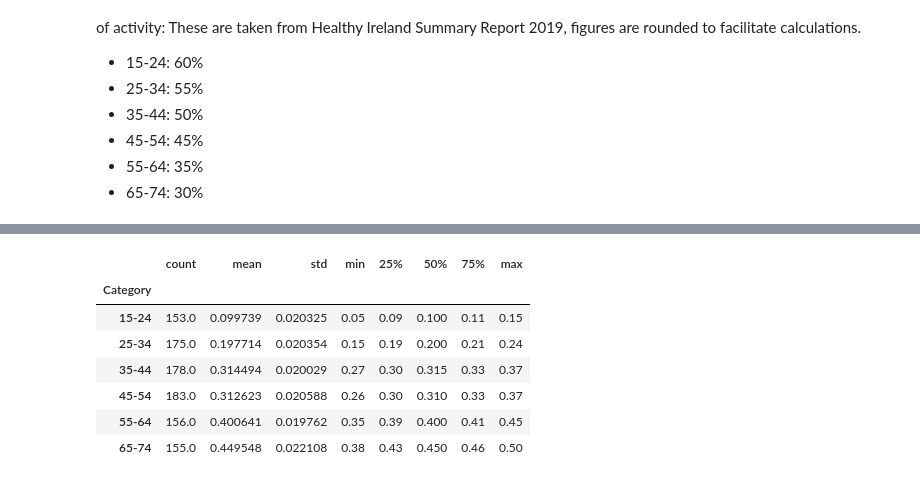
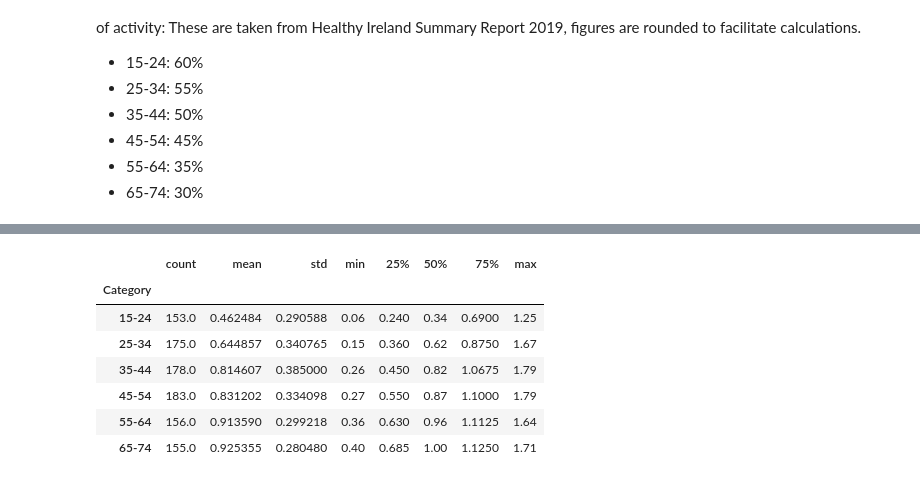
Before and after one commit to donneger/PFDA_Project_2021, a Jupyter notebook: PFDA_Project_2021.ipynb, the cells around one changed output, grey strips where cells are left out. Drawn from its saved outputs; the diff is of its cells as text; code cells hidden in the pictures.

```diff
--- a/PFDA_Project_2021.ipynb
+++ b/PFDA_Project_2021.ipynb
@@ -343,12 +347,12 @@ popdf
 1000 rows × 5 columns
 # %%
 def normwt(popdf):
-    if popdf['Age']>=15 and popdf['Age']<=24:return round(np.random.binomial(1,0.65)*np.random.normal(.125, .025),2)
-    elif popdf['Age']>24 and popdf['Age']<=34:return round(np.random.binomial(1,0.4)*np.random.normal(.125, .025),2)
+    if popdf['Age']>=15 and popdf['Age']<=24:return round(np.random.binomial(1,0.65)*np.random.normal(.15, .025),2)
+    elif popdf['Age']>24 and popdf['Age']<=34:return round(np.random.binomial(1,0.4)*np.random.normal(.15, .025),2)
     elif popdf['Age']>34 and popdf['Age']<=44:return round(np.random.binomial(1,0.4)*np.random.normal(.125, .025),2)
     elif popdf['Age']>44 and popdf['Age']<=54:return round(np.random.binomial(1,0.3)*np.random.normal(.125, .025),2)
-    elif popdf['Age']>54 and popdf['Age']<=64:return round(np.random.binomial(1,0.25)*np.random.normal(.125, .025),2)
-    elif popdf['Age']>64:return round(np.random.binomial(1,0.25)*np.random.normal(.125, .025),2)
+    elif popdf['Age']>54 and popdf['Age']<=64:return round(np.random.binomial(1,0.25)*np.random.normal(.15, .025),2)
+    elif popdf['Age']>64:return round(np.random.binomial(1,0.25)*np.random.normal(.10, .025),2)
     else: return 0
 popdf['NormWeight']= popdf.apply(normwt, axis=1)
 popdf
@@ -368,13 +372,13 @@ popdf
 1000 rows × 8 columns
 # %%
 def overwt(popdf):
-    if popdf['NormWeight']==1:return 0
-    if popdf['Age']>=15 and popdf['Age']<=24:return np.random.binomial(1,0.20)
-    elif popdf['Age']>24 and popdf['Age']<=34:return np.random.binomial(1,0.35)
-    elif popdf['Age']>34 and popdf['Age']<=44:return np.random.binomial(1,0.40)
-    elif popdf['Age']>44 and popdf['Age']<=54:return np.random.binomial(1,0.45)
-    elif popdf['Age']>54 and popdf['Age']<=64:return np.random.binomial(1,0.45)
-    elif popdf['Age']>64:return np.random.binomial(1,0.4)
+    if popdf['NormWeight']>0:return 0
+    if popdf['Age']>=15 and popdf['Age']<=24:return round(np.random.binomial(1,0.20)*np.random.normal(.3, .025),2)
+    elif popdf['Age']>24 and popdf['Age']<=34:return round(np.random.binomial(1,0.35)*np.random.normal(.3, .025),2)
+    elif popdf['Age']>34 and popdf['Age']<=44:return round(np.random.binomial(1,0.40)*np.random.normal(.25, .025),2)
+    elif popdf['Age']>44 and popdf['Age']<=54:return round(np.random.binomial(1,0.45)*np.random.normal(.25, .025),2)
+    elif popdf['Age']>54 and popdf['Age']<=64:return round(np.random.binomial(1,0.45)*np.random.normal(.15, .025),2)
+    elif popdf['Age']>64:return round(np.random.binomial(1,0.4)*np.random.normal(.15, .025),2)
     else: return 0
 popdf['OverWeight']= popdf.apply(overwt, axis=1)
 popdf
@@ -395,12 +399,12 @@ popdf
 # %%
 def obswt(popdf):
-    if popdf['OverWeight']==1 or popdf['NormWeight']==1:return 0
-    elif popdf['Age']>=15 and popdf['Age']<=24:return np.random.binomial(1,0.10)
-    elif popdf['Age']>24 and popdf['Age']<=34:return np.random.binomial(1,0.20)
-    elif popdf['Age']>34 and popdf['Age']<=44:return np.random.binomial(1,0.20)
-    elif popdf['Age']>44 and popdf['Age']<=54:return np.random.binomial(1,0.25)
-    elif popdf['Age']>54 and popdf['Age']<=64:return np.random.binomial(1,0.30)
-    elif popdf['Age']>64:return np.random.binomial(1,0.35)
+    if popdf['OverWeight']>0 or popdf['NormWeight']>0:return 0
+    elif popdf['Age']>=15 and popdf['Age']<=24:return round(np.random.binomial(1,0.10)*np.random.normal(.5, .025),2)
+    elif popdf['Age']>24 and popdf['Age']<=34:return round(np.random.binomial(1,0.20)*np.random.normal(.5, .025),2)
+    elif popdf['Age']>34 and popdf['Age']<=44:return round(np.random.binomial(1,0.20)*np.random.normal(.45, .025),2)
+    elif popdf['Age']>44 and popdf['Age']<=54:return round(np.random.binomial(1,0.25)*np.random.normal(.45, .025),2)
+    elif popdf['Age']>54 and popdf['Age']<=64:return round(np.random.binomial(1,0.30)*np.random.normal(.25, .025),2)
+    elif popdf['Age']>64:return round(np.random.binomial(1,0.35)*np.random.normal(.25, .025),2)
     else: return 0
 popdf['Obese']= popdf.apply(obswt, axis=1)
 popdf
@@ -420 +424,5 @@ popdf
 1000 rows × 8 columns
+# %%
+cols=['AgeRisk','Smoker','Inactive','NormWeight','OverWeight','Obese']
+popdf['TotalRisk'] = popdf[cols].sum(axis=1)
+popdf
@@ -421,12 +443,12 @@ popdf
 # %%
-popdf.groupby('Category')['AgeRisk'].describe()
+popdf.groupby('Category')['TotalRisk'].describe()
 # %% [output]
 |  | count | mean | std | min | 25% | 50% | 75% | max |
 | Category |  |  |  |  |  |  |  |  |
-| 15-24 | 153.0 | 0.099739 | 0.020325 | 0.05 | 0.09 | 0.100 | 0.11 | 0.15 |
-| 25-34 | 175.0 | 0.197714 | 0.020354 | 0.15 | 0.19 | 0.200 | 0.21 | 0.24 |
-| 35-44 | 178.0 | 0.314494 | 0.020029 | 0.27 | 0.30 | 0.315 | 0.33 | 0.37 |
-| 45-54 | 183.0 | 0.312623 | 0.020588 | 0.26 | 0.30 | 0.310 | 0.33 | 0.37 |
-| 55-64 | 156.0 | 0.400641 | 0.019762 | 0.35 | 0.39 | 0.400 | 0.41 | 0.45 |
-| 65-74 | 155.0 | 0.449548 | 0.022108 | 0.38 | 0.43 | 0.450 | 0.46 | 0.50 |
+| 15-24 | 153.0 | 0.462484 | 0.290588 | 0.06 | 0.240 | 0.34 | 0.6900 | 1.25 |
+| 25-34 | 175.0 | 0.644857 | 0.340765 | 0.15 | 0.360 | 0.62 | 0.8750 | 1.67 |
+| 35-44 | 178.0 | 0.814607 | 0.385000 | 0.26 | 0.450 | 0.82 | 1.0675 | 1.79 |
+| 45-54 | 183.0 | 0.831202 | 0.334098 | 0.27 | 0.550 | 0.87 | 1.1000 | 1.79 |
+| 55-64 | 156.0 | 0.913590 | 0.299218 | 0.36 | 0.630 | 0.96 | 1.1125 | 1.64 |
+| 65-74 | 155.0 | 0.925355 | 0.280480 | 0.40 | 0.685 | 1.00 | 1.1250 | 1.71 |
 # %%
```
Also changed, not shown: parts of 9 cells of this notebook.
